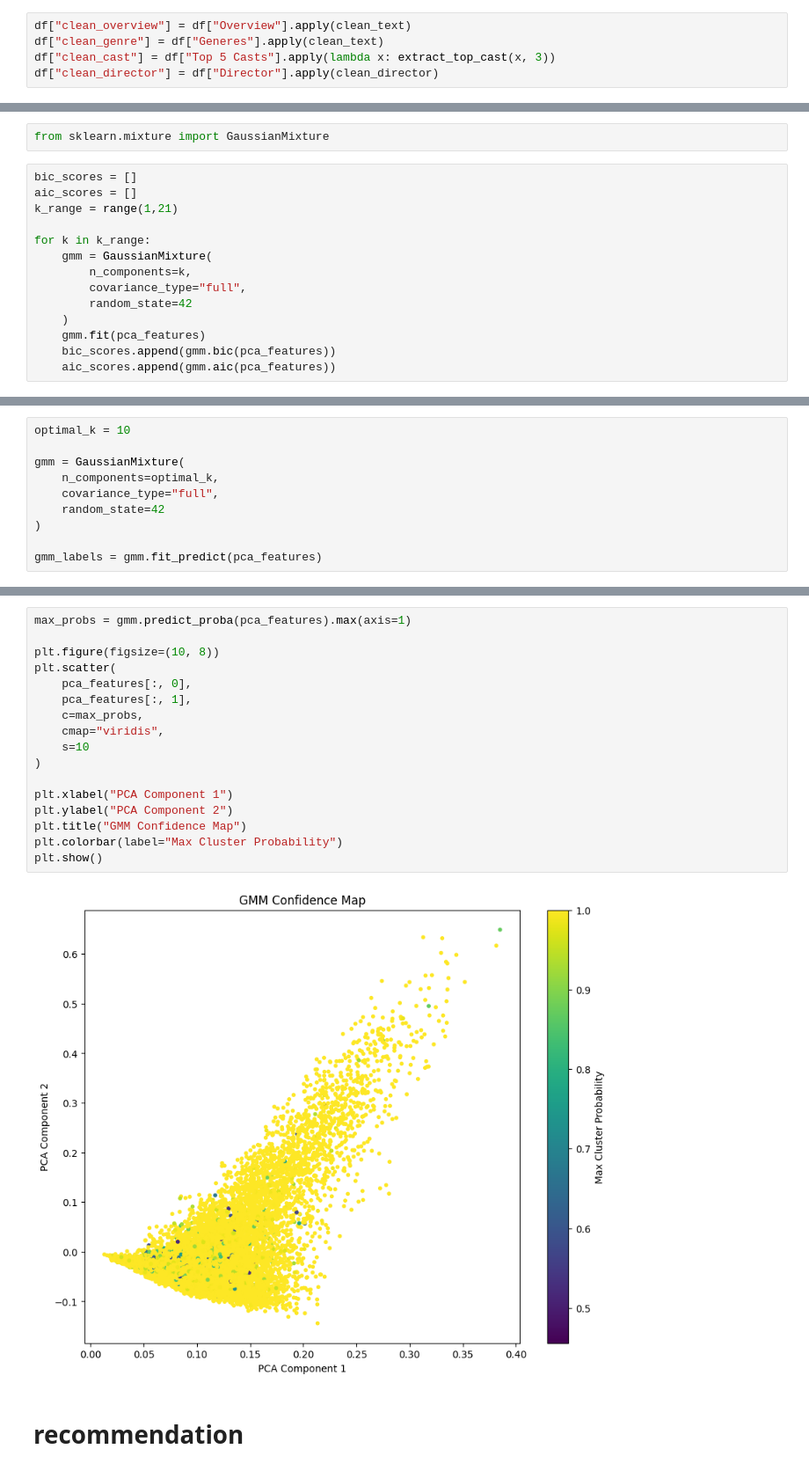
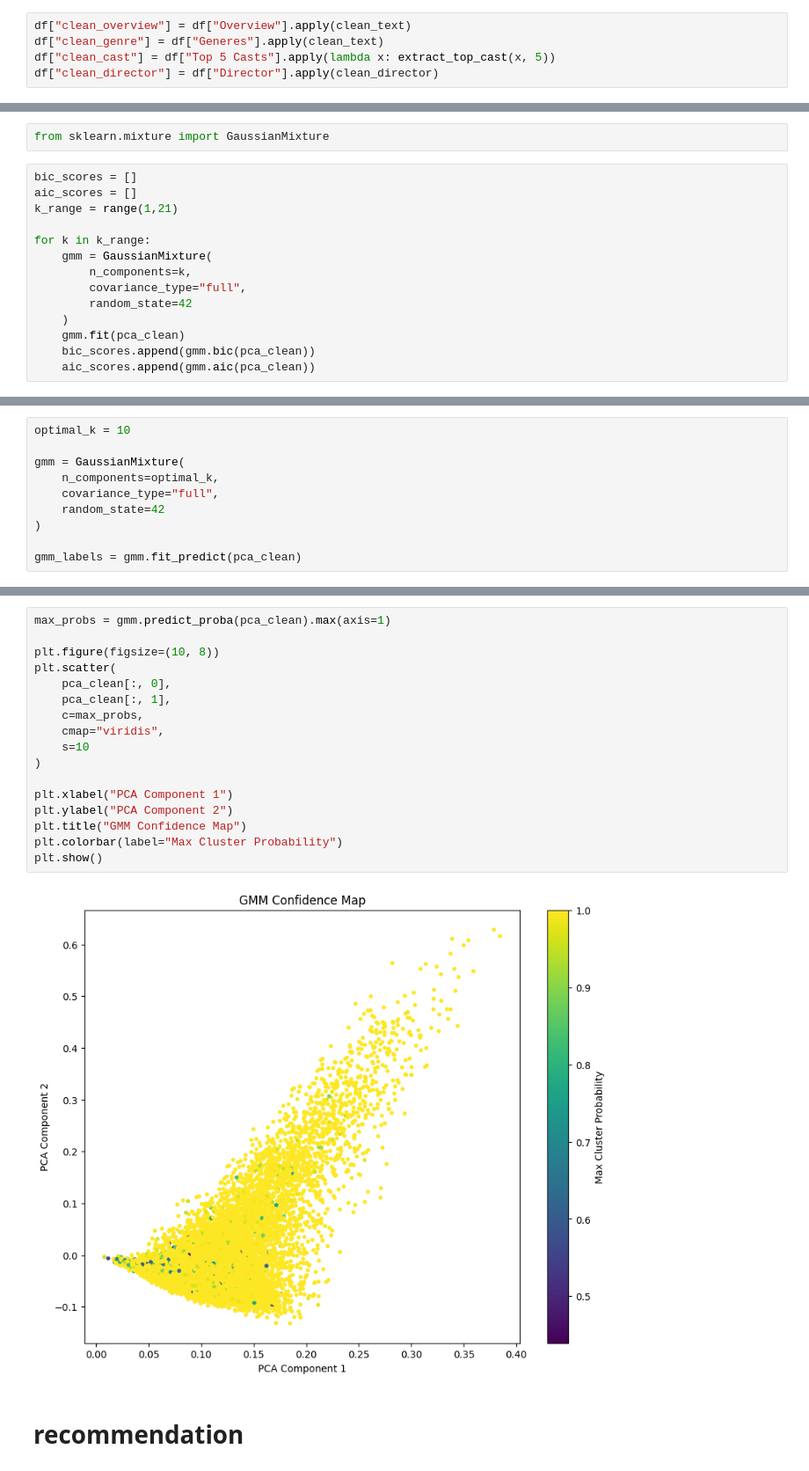
Before and after one commit to Y-awad/Movie-recommendation-system, a Jupyter notebook: moviesystem.ipynb, the cells around one changed output, grey strips where cells are left out. Shown at 88% size. Saved outputs shown, nothing was run; the diff lists cells and outputs as text.

```diff
--- a/moviesystem.ipynb
+++ b/moviesystem.ipynb
@@ -106,7 +106,7 @@ def clean_text(text):
 # %%
 df["clean_overview"] = df["Overview"].apply(clean_text)
 df["clean_genre"] = df["Generes"].apply(clean_text)
-df["clean_cast"] = df["Top 5 Casts"].apply(lambda x: extract_top_cast(x, 3))
+df["clean_cast"] = df["Top 5 Casts"].apply(lambda x: extract_top_cast(x, 5))
 df["clean_director"] = df["Director"].apply(clean_director)
 # %%
 df["movie_profile"] = df["clean_overview"] + " " +df["Plot Kyeword"]+" "+ df["clean_genre"]+" "+ df["clean_director"]+ " " + df["clean_cast"]
@@ -293,9 +293,9 @@ for k in k_range:
         covariance_type="full",
         random_state=42
     )
-    gmm.fit(pca_features)
-    bic_scores.append(gmm.bic(pca_features))
-    aic_scores.append(gmm.aic(pca_features))
+    gmm.fit(pca_clean)
+    bic_scores.append(gmm.bic(pca_clean))
+    aic_scores.append(gmm.aic(pca_clean))
 # %%
 plt.plot(k_range, bic_scores, label="BIC")
 plt.plot(k_range, aic_scores, label="AIC")
@@ -314,5 +314,5 @@ gmm = GaussianMixture(
     random_state=42
 )
 
-gmm_labels = gmm.fit_predict(pca_features)
+gmm_labels = gmm.fit_predict(pca_clean)
 # %%
@@ -362,22 +362,22 @@ plt.show()
 # %%
-max_probs = gmm.predict_proba(pca_features).max(axis=1)
+max_probs = gmm.predict_proba(pca_clean).max(axis=1)
 
 plt.figure(figsize=(10, 8))
 plt.scatter(
-    pca_features[:, 0],
-    pca_features[:, 1],
+    pca_clean[:, 0],
+    pca_clean[:, 1],
     c=max_probs,
     cmap="viridis",
     s=10
 )
 
 plt.xlabel("PCA Component 1")
 plt.ylabel("PCA Component 2")
 plt.title("GMM Confidence Map")
 plt.colorbar(label="Max Cluster Probability")
 plt.show()
 # %% [output]
-[figure, old version]
+[figure, new version]
 # %% [markdown]
 # recommendation
 # %%
```
Also changed, not shown: parts of 46 cells of this notebook.
